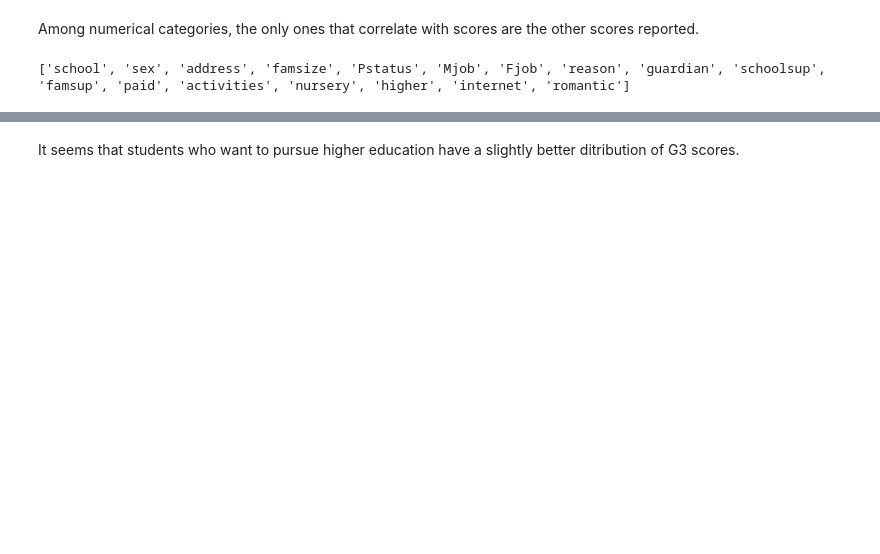
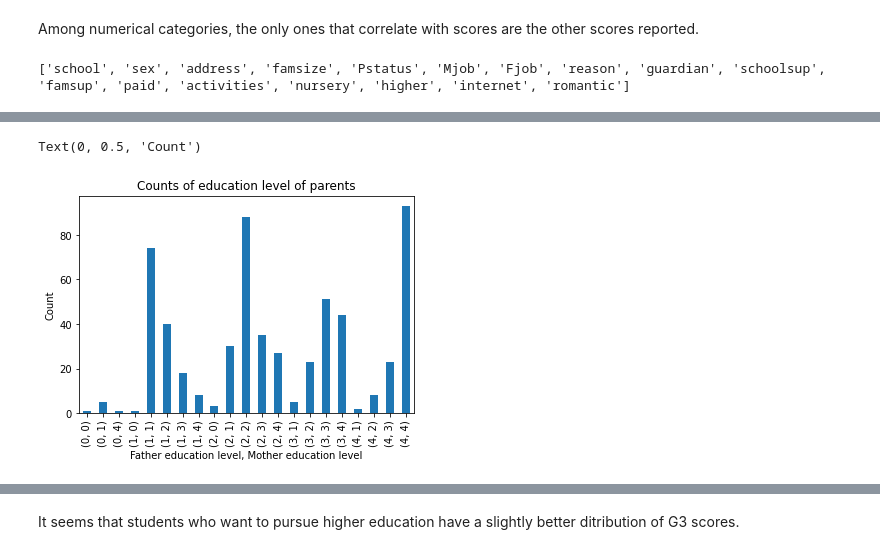
Before and after one commit to arenriquez/data144finalproj, a Jupyter notebook: Untitled.ipynb, the cells around one changed output, grey strips where cells are left out. Saved outputs shown, nothing was run; the diff lists cells and outputs as text; code cells hidden in the pictures; blank space fills up the shorter version.

```diff
--- a/Untitled.ipynb
+++ b/Untitled.ipynb
@@ -248,0 +235,10 @@ Predict whether a student wants to pursue higher education
+# %%
+# Counts of students wanting higher education in portuguese courses
+# based on Fedu and Medu
+port_higher_yes.groupby(['Fedu', 'Medu']).count()[['G3']].plot.bar(legend=None)
+plt.title('Counts of education level of parents')
+plt.xlabel('Father education level, Mother education level')
+plt.ylabel('Count')
+# %% [output]
+Text(0, 0.5, 'Count')
+[figure, added]
```
Also changed, not shown: parts of 60 cells of this notebook.
